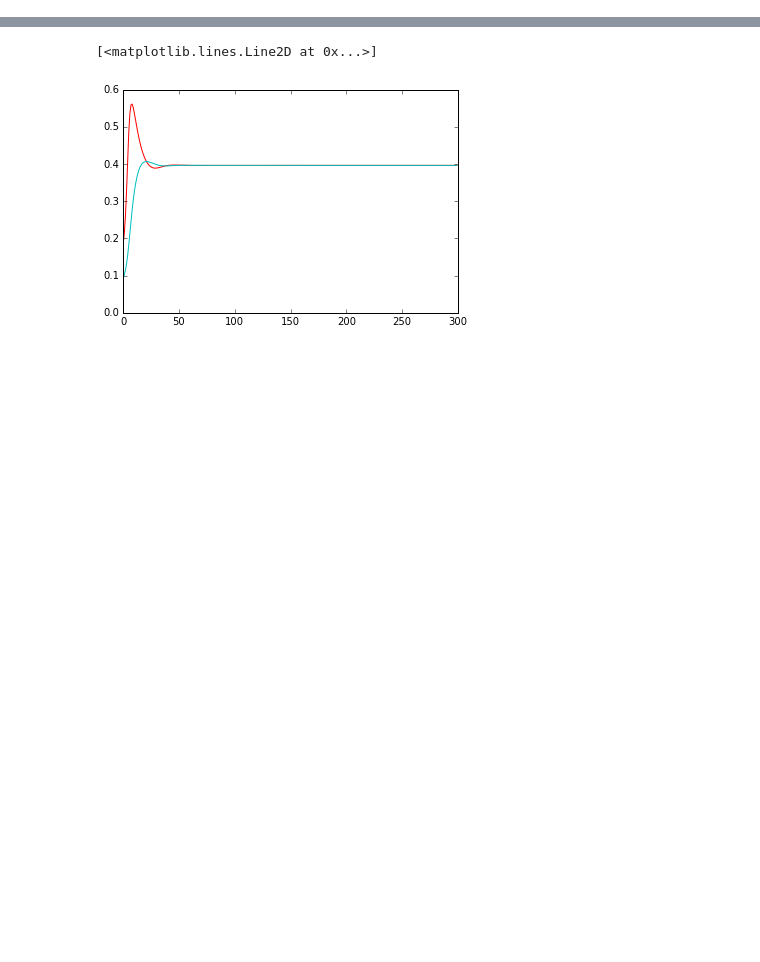
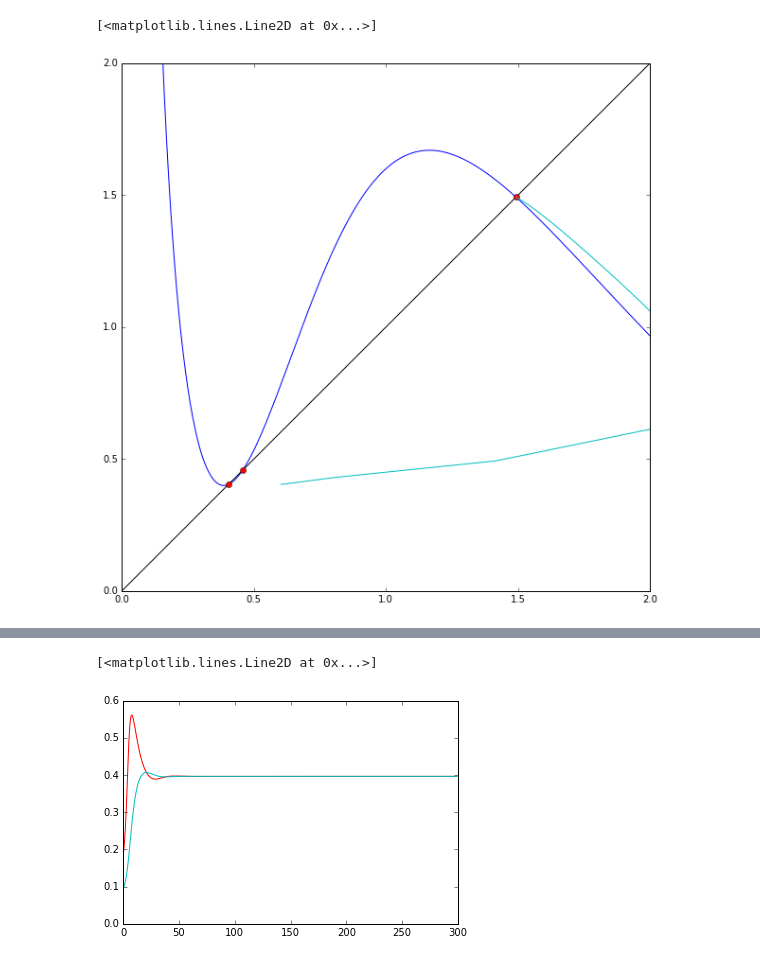
Before and after one commit to baixue0042/pde2d, a Jupyter notebook: src/analysis.ipynb, the cells around one changed output, grey strips where cells are left out. Saved outputs shown, nothing was run; the diff lists cells and outputs as text; code cells hidden in the pictures; blank space fills up the shorter version.

```diff
--- a/src/analysis.ipynb
+++ b/src/analysis.ipynb
@@ -14,0 +12,33 @@ params_list = np.load(basedir+'params_list.npy')
+# %%
+def cross_zero_index(value):
+    return np.where(np.diff(np.sign(value)))[0]
+
+def derivative_value(u, t, k):
+    A, F = u
+    dAdt = (k[0]+k[1]*A**3/(A**3+1))-(1+k[2]*F)*A
+    dFdt = k[3]*(A-F)
+    return [dAdt, dFdt]
+
+def nc(A, k):
+    temp = k[0]+k[1]*A**3/(A**3+1)
+    return (temp/A-1)/k[2]
+
+
+k_R = [0.3,3,0.5,0.1]#k2 vary 0.5-0.9
+plt.figure(figsize=(10,10))
+ax = plt.subplot(111,ylim=[0,2],xlim=[0,2])
+A = np.linspace(0.00001, 3, 10000)
+plt.plot(A,nc(A,k_R))
+plt.plot(A,A,'k')
+
+
+index = cross_zero_index( nc(A,k_R)-A )
+ss = np.array([[A[i],nc(A,k_R)[i]] for i in index])
+plt.plot(ss[:,0],ss[:,1],'ro')
+
+c0 = ss[0,:];c0[0]=c0[0]+0.2;
+c = odeint(derivative_value,c0,np.arange(0,100),args=tuple([k_R]))
+plt.plot(c[:,0],c[:,1],'c')
+# %% [output]
+[<matplotlib.lines.Line2D at 0x...>]
+[figure, added]
```
Also changed, not shown: parts of 2 cells of this notebook.
